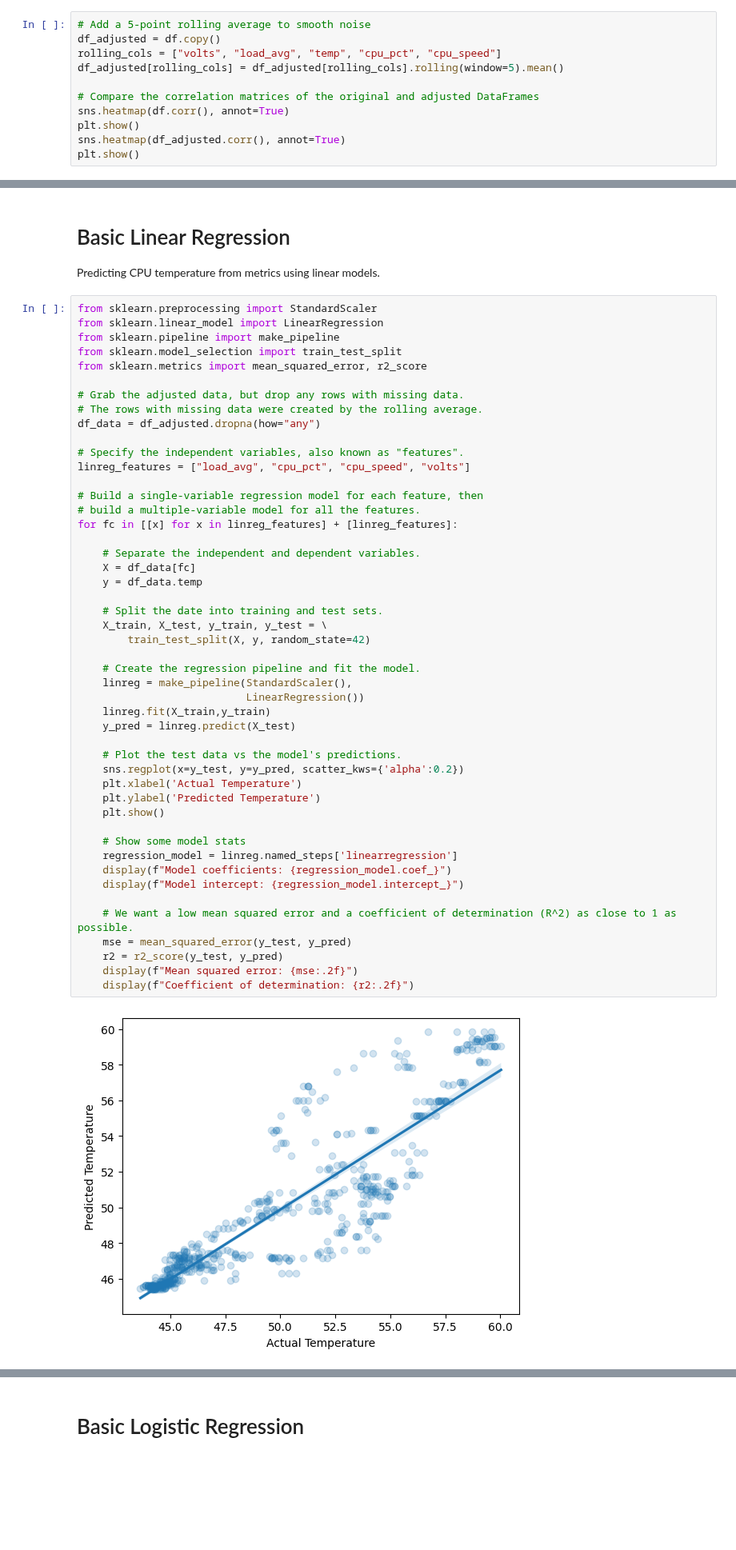
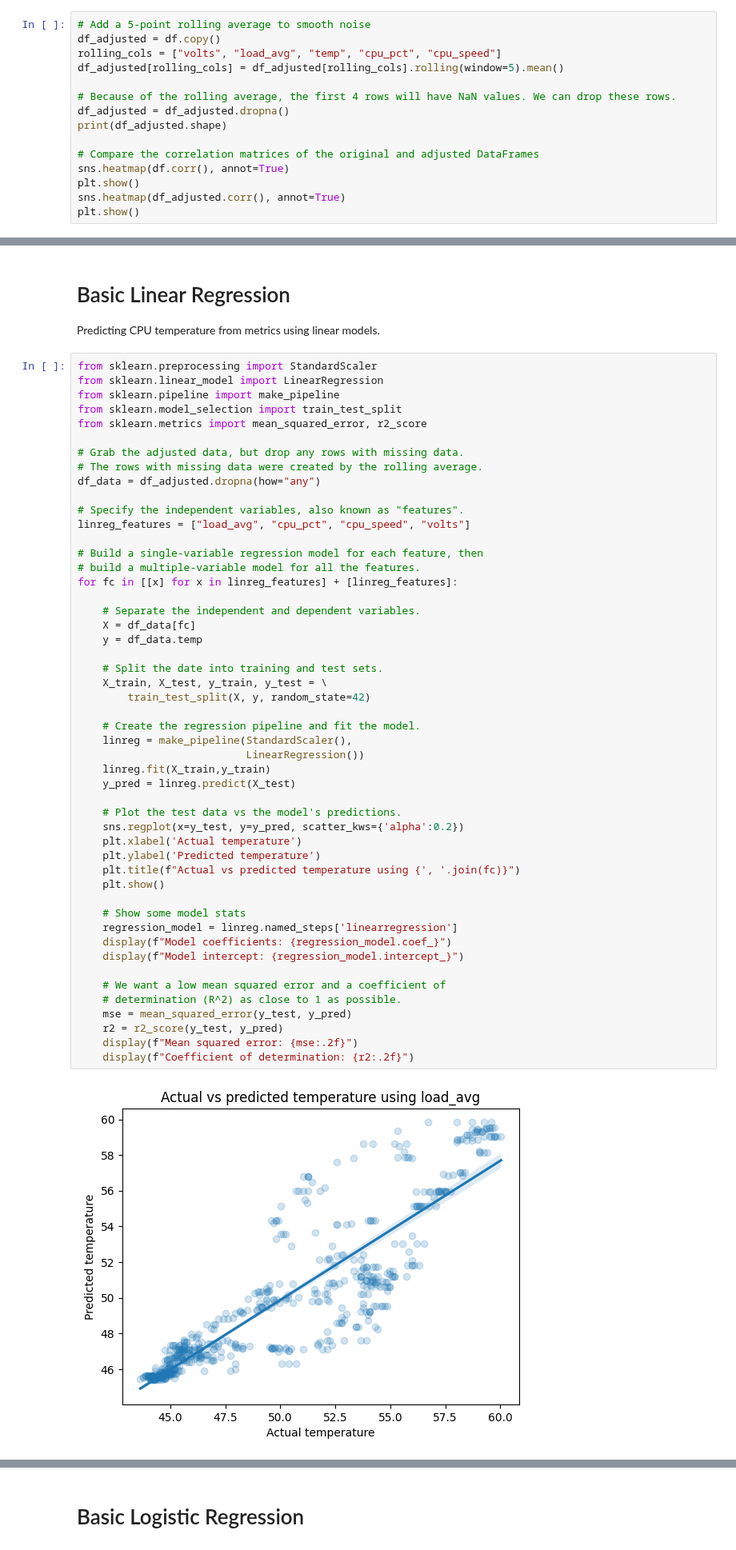
Before and after one commit to raspberrypipress/ai-projects-raspberrypi, a Jupyter notebook: code/ch03/Analyse CPU Data.ipynb, the cells around one changed output, grey strips where cells are left out. Shown at 80% size. Drawn from its saved outputs; the diff is of its cells as text; blank space fills up the shorter version.

```diff
--- a/code/ch03/Analyse CPU Data.ipynb
+++ b/code/ch03/Analyse CPU Data.ipynb
@@ -30,6 +28,10 @@ df_adjusted = df.copy()
 rolling_cols = ["volts", "load_avg", "temp", "cpu_pct", "cpu_speed"]
 df_adjusted[rolling_cols] = df_adjusted[rolling_cols].rolling(window=5).mean()
 
+# Because of the rolling average, the first 4 rows will have NaN values. We can drop these rows.
+df_adjusted = df_adjusted.dropna()
+print(df_adjusted.shape)
+
 # Compare the correlation matrices of the original and adjusted DataFrames
 sns.heatmap(df.corr(), annot=True)
 plt.show()
@@ -60,37 +63,39 @@ linreg_features = ["load_avg", "cpu_pct", "cpu_speed", "volts"]
 for fc in [[x] for x in linreg_features] + [linreg_features]:
 
     # Separate the independent and dependent variables.
     X = df_data[fc]
     y = df_data.temp
 
     # Split the date into training and test sets.
     X_train, X_test, y_train, y_test = \
         train_test_split(X, y, random_state=42)
 
     # Create the regression pipeline and fit the model.
     linreg = make_pipeline(StandardScaler(),
                            LinearRegression())
     linreg.fit(X_train,y_train)
     y_pred = linreg.predict(X_test)
 
     # Plot the test data vs the model's predictions.
     sns.regplot(x=y_test, y=y_pred, scatter_kws={'alpha':0.2})
-    plt.xlabel('Actual Temperature')
-    plt.ylabel('Predicted Temperature')
+    plt.xlabel('Actual temperature')
+    plt.ylabel('Predicted temperature')
+    plt.title(f"Actual vs predicted temperature using {', '.join(fc)}")
     plt.show()
 
     # Show some model stats
     regression_model = linreg.named_steps['linearregression']
     display(f"Model coefficients: {regression_model.coef_}")
     display(f"Model intercept: {regression_model.intercept_}")
 
-    # We want a low mean squared error and a coefficient of determination (R^2) as close to 1 as possible.
+    # We want a low mean squared error and a coefficient of
+    # determination (R^2) as close to 1 as possible.
     mse = mean_squared_error(y_test, y_pred)
     r2 = r2_score(y_test, y_pred)
     display(f"Mean squared error: {mse:.2f}")
     display(f"Coefficient of determination: {r2:.2f}")
 # %% [output]
-[figure, old version]
+[figure, new version]
 'Model coefficients: [4.41540481]'
 'Model intercept: 49.82678418803418'
 'Mean squared error: 5.08'
```
Also changed, not shown: parts of 4 cells of this notebook.
